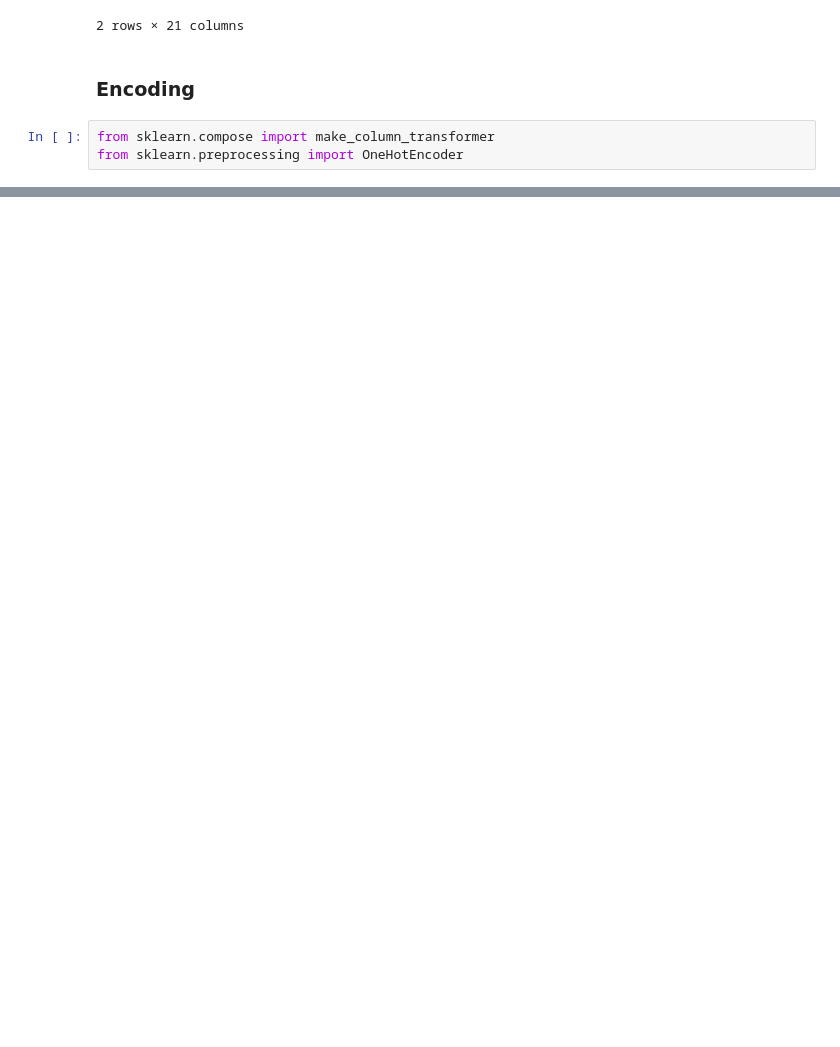
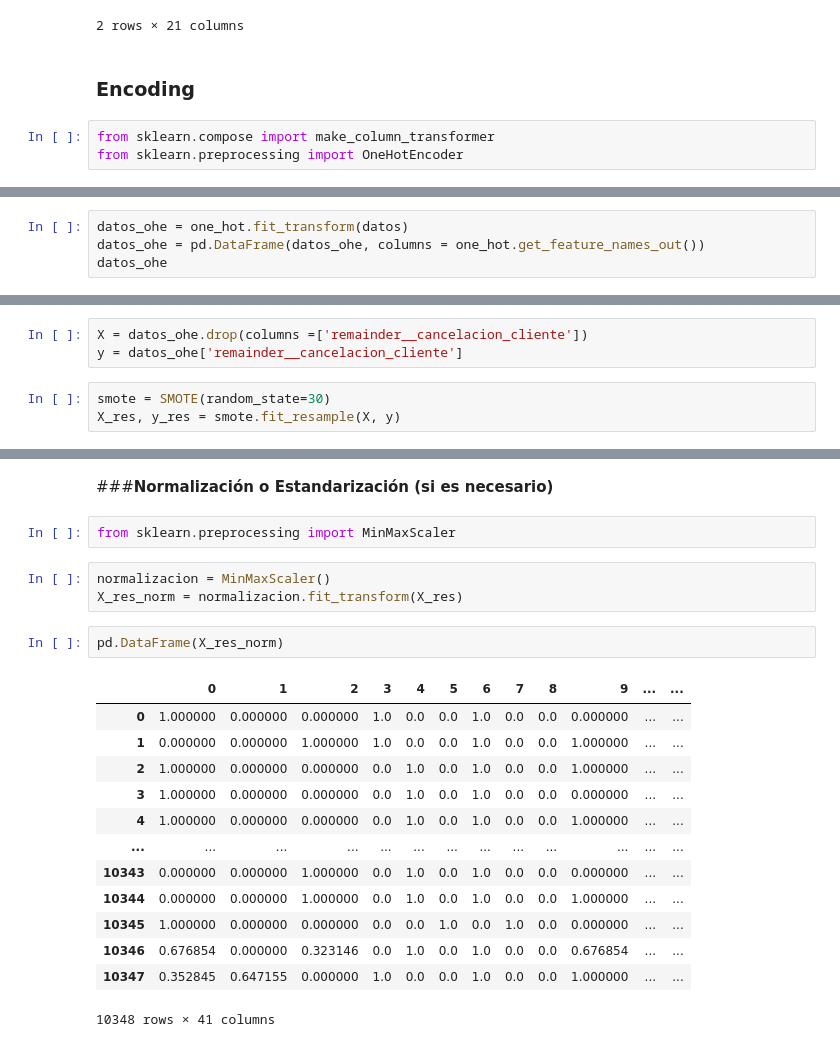
Before and after one commit to SebaDiezV/Challenge_TelecomX_Parte2_AluraLatam, a Jupyter notebook: TelecomX_Parte_2.ipynb, the cells around one changed output, grey strips where cells are left out. Saved outputs shown, nothing was run; the diff lists cells and outputs as text; blank space fills up the shorter version.

```diff
--- a/TelecomX_Parte_2.ipynb
+++ b/TelecomX_Parte_2.ipynb
@@ -50,0 +134,4 @@ from sklearn.preprocessing import OneHotEncoder
+# %%
+datos_ohe = one_hot.fit_transform(datos)
+datos_ohe = pd.DataFrame(datos_ohe, columns = one_hot.get_feature_names_out())
+datos_ohe
@@ -50,0 +182,6 @@ from sklearn.preprocessing import OneHotEncoder
+# %%
+X = datos_ohe.drop(columns =['remainder__cancelacion_cliente'])
+y = datos_ohe['remainder__cancelacion_cliente']
+# %%
+smote = SMOTE(random_state=30)
+X_res, y_res = smote.fit_resample(X, y)
@@ -50,0 +196,23 @@ from sklearn.preprocessing import OneHotEncoder
+# %% [markdown]
+###**Normalización o Estandarización (si es necesario)**
+# %%
+from sklearn.preprocessing import MinMaxScaler
+# %%
+normalizacion = MinMaxScaler()
+X_res_norm = normalizacion.fit_transform(X_res)
+# %%
+pd.DataFrame(X_res_norm)
+# %% [output]
+|  | 0 | 1 | 2 | 3 | 4 | 5 | 6 | 7 | 8 | 9 | ... | ... |
+| 0 | 1.000000 | 0.000000 | 0.000000 | 1.0 | 0.0 | 0.0 | 1.0 | 0.0 | 0.0 | 0.000000 | ... | ... |
+| 1 | 0.000000 | 0.000000 | 1.000000 | 1.0 | 0.0 | 0.0 | 1.0 | 0.0 | 0.0 | 1.000000 | ... | ... |
+| 2 | 1.000000 | 0.000000 | 0.000000 | 0.0 | 1.0 | 0.0 | 1.0 | 0.0 | 0.0 | 1.000000 | ... | ... |
+| 3 | 1.000000 | 0.000000 | 0.000000 | 0.0 | 1.0 | 0.0 | 1.0 | 0.0 | 0.0 | 0.000000 | ... | ... |
+| 4 | 1.000000 | 0.000000 | 0.000000 | 0.0 | 1.0 | 0.0 | 1.0 | 0.0 | 0.0 | 1.000000 | ... | ... |
+| ... | ... | ... | ... | ... | ... | ... | ... | ... | ... | ... | ... | ... |
+| 10343 | 0.000000 | 0.000000 | 1.000000 | 0.0 | 1.0 | 0.0 | 1.0 | 0.0 | 0.0 | 0.000000 | ... | ... |
+| 10344 | 0.000000 | 0.000000 | 1.000000 | 0.0 | 1.0 | 0.0 | 1.0 | 0.0 | 0.0 | 1.000000 | ... | ... |
+| 10345 | 1.000000 | 0.000000 | 0.000000 | 0.0 | 0.0 | 1.0 | 0.0 | 1.0 | 0.0 | 0.000000 | ... | ... |
+| 10346 | 0.676854 | 0.000000 | 0.323146 | 0.0 | 1.0 | 0.0 | 1.0 | 0.0 | 0.0 | 0.676854 | ... | ... |
+| 10347 | 0.352845 | 0.647155 | 0.000000 | 1.0 | 0.0 | 0.0 | 1.0 | 0.0 | 0.0 | 1.000000 | ... | ... |
+10348 rows × 41 columns
```
Also changed, not shown: parts of 16 cells of this notebook.
